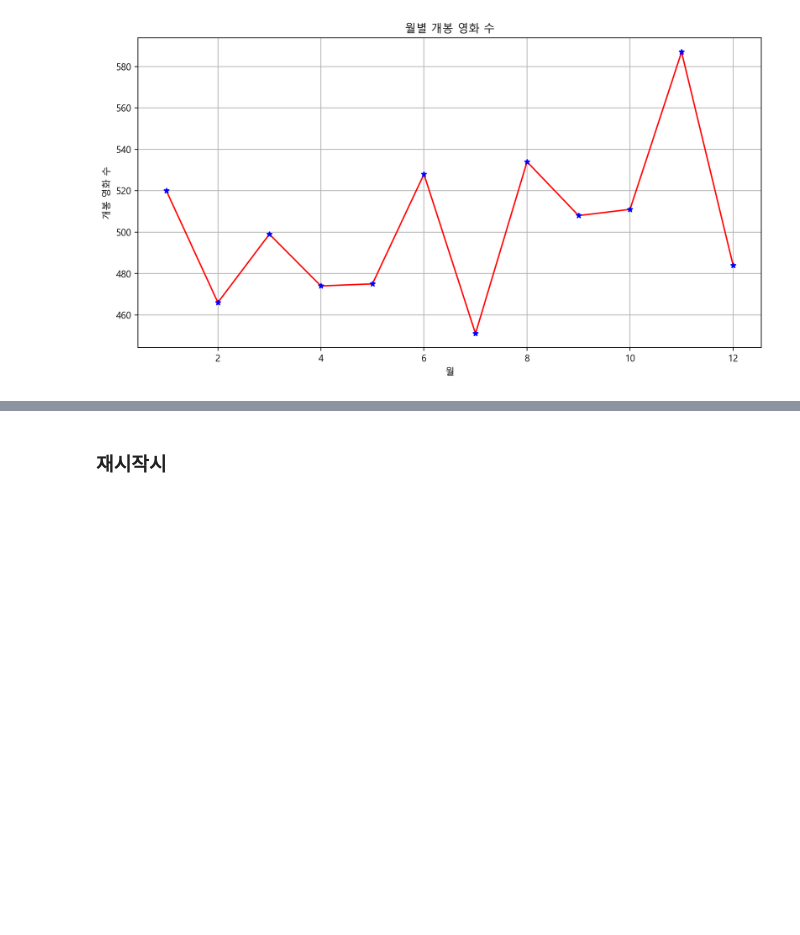
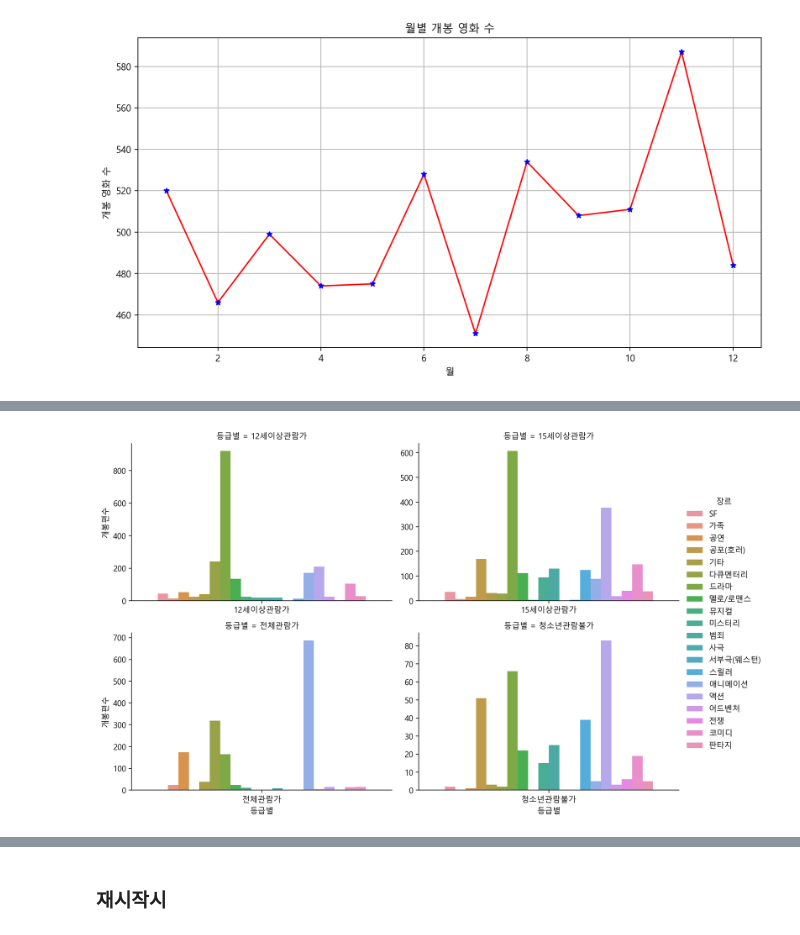
Before and after one commit to yeonhwa88/1stPersonalProject, a Jupyter notebook: movie_project.ipynb, the cells around one changed output, grey strips where cells are left out. Drawn from its saved outputs; the diff is of its cells as text; code cells hidden in the pictures; blank space fills up the shorter version.

```diff
--- a/movie_project.ipynb
+++ b/movie_project.ipynb
@@ -594,0 +560,19 @@ memory usage: 472.1+ KB
+# %%
+movie_grade = movies_mean.groupby(['장르','등급'])[['개봉월']].count().reset_index()
+movie_grade = movie_grade.rename(columns={'장르':'장르',
+                    '등급':'등급별',
+                    '개봉월':'개봉편수'})
+sns.catplot(data=movie_grade,
+            x='등급별',
+            y='개봉편수',
+            hue='장르',
+            kind='bar',
+            col='등급별',
+            sharey=False,
+            sharex=False,
+            height=3.5,
+            aspect=1.5,
+            col_wrap=2)
+plt.show()
+# %% [output]
+[figure, added]
```
Also changed, not shown: parts of 17 cells of this notebook.
